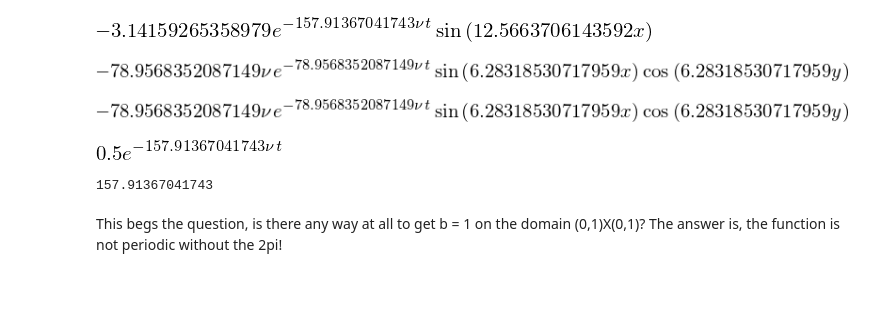
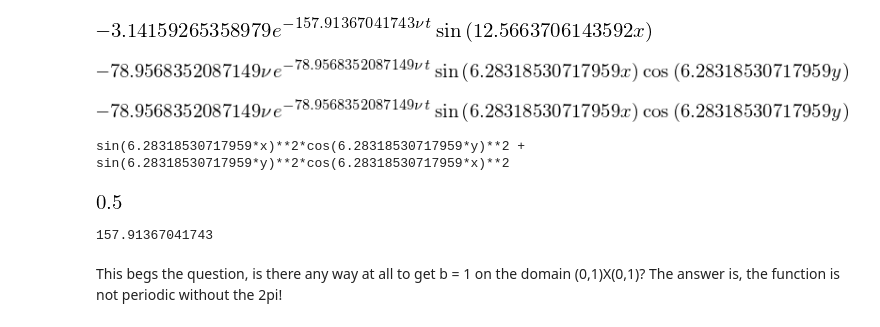
Before and after one commit to beganthewit/dns, a Jupyter notebook: TaylorGreen/TaylorGreenExperiments.ipynb, the cells around one changed output. Cells and saved outputs as stored; diff of their text form; code cells hidden in the pictures; blank space fills up the shorter version.

```diff
--- a/TaylorGreen/TaylorGreenExperiments.ipynb
+++ b/TaylorGreen/TaylorGreenExperiments.ipynb
@@ -198,10 +199,14 @@ nu*(diff(diff(uOne,x),x)+diff(diff(uOne,y),y))
 [figure]
 # %%
 EnOne = uOne*uOne+vOne*vOne
+# %%
+print(EnOne.subs(t,0))
+# %% [output]
+sin(6.28318530717959*x)**2*cos(6.28318530717959*y)**2 + sin(6.28318530717959*y)**2*cos(6.28318530717959*x)**2
 # %%
-integrate(integrate(EnOne,(x,0,1)),(y,0,1))
+integrate(integrate(EnOne.subs(t,0),(x,0,1)),(y,0,1))
 # %% [output]
-[figure, old version]
+[figure, new version]
 # %%
 print(4*2*pi*2*pi)
 # %% [output]
```
Also changed, not shown: parts of 15 cells of this notebook, 3 other files.
